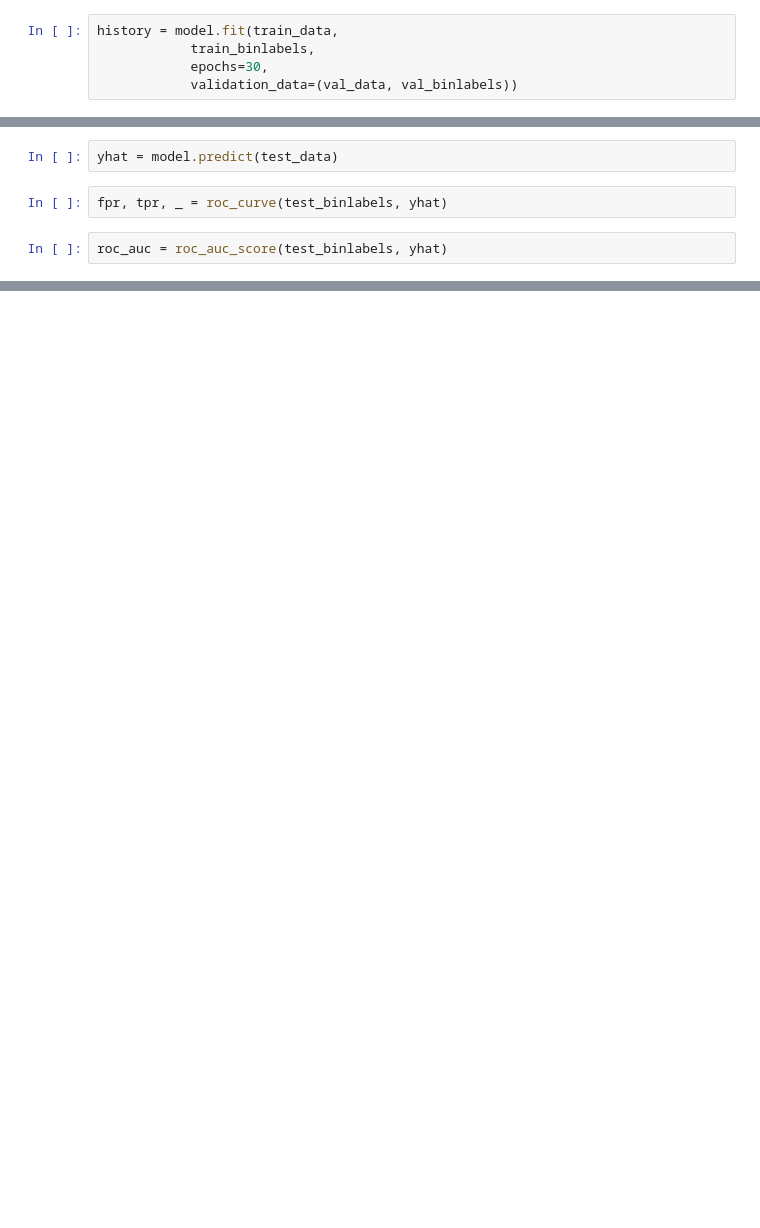
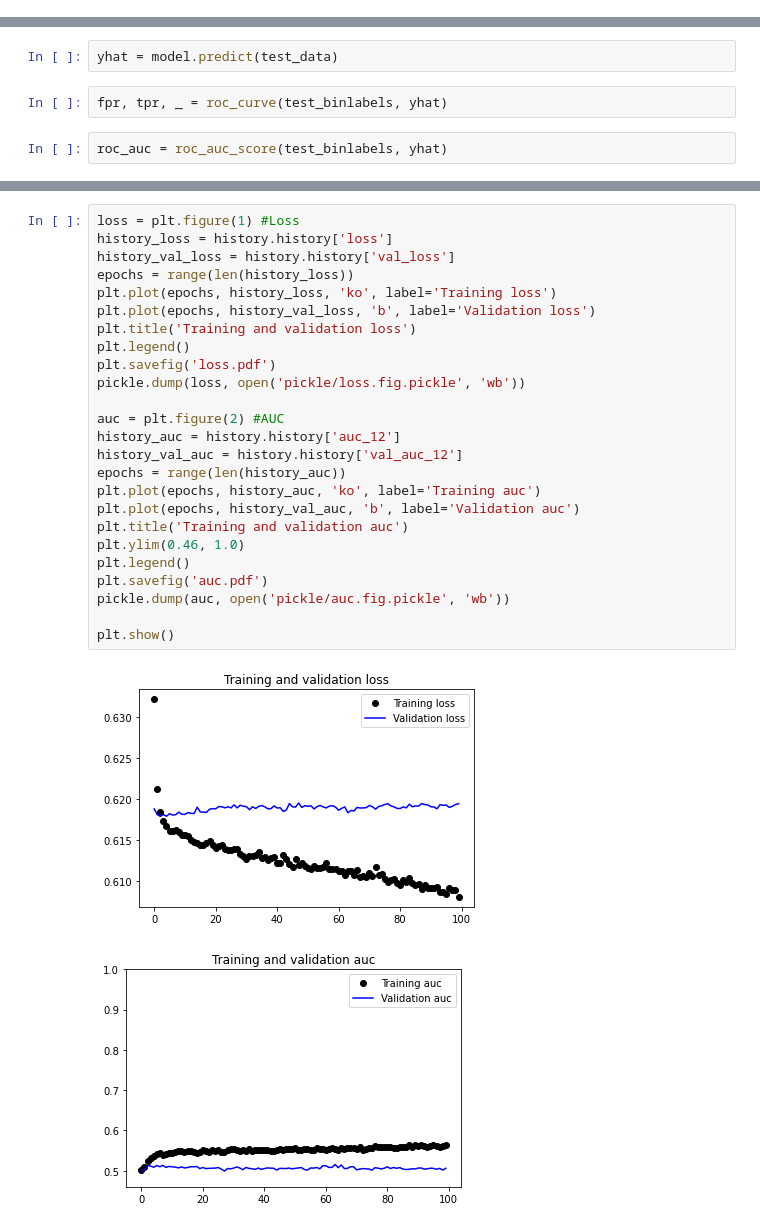
Before and after one commit to bogdanmironov/Diploma, a Jupyter notebook: Data3/v5/Model1.ipynb, the cells around one changed output, grey strips where cells are left out. Saved outputs shown, nothing was run; the diff lists cells and outputs as text; blank space fills up the shorter version.

```diff
--- a/Data3/v5/Model1.ipynb
+++ b/Data3/v5/Model1.ipynb
@@ -44,5 +35,0 @@ model.compile(
-# %%
-history = model.fit(train_data,
-            train_binlabels,
-            epochs=30,
-            validation_data=(val_data, val_binlabels))
@@ -93,0 +129,28 @@ plt.show()
+# %%
+loss = plt.figure(1) #Loss
+history_loss = history.history['loss']
+history_val_loss = history.history['val_loss']
+epochs = range(len(history_loss))
+plt.plot(epochs, history_loss, 'ko', label='Training loss')
+plt.plot(epochs, history_val_loss, 'b', label='Validation loss')
+plt.title('Training and validation loss')
+plt.legend()
+plt.savefig('loss.pdf')
+pickle.dump(loss, open('pickle/loss.fig.pickle', 'wb'))
+
+auc = plt.figure(2) #AUC
+history_auc = history.history['auc_12']
+history_val_auc = history.history['val_auc_12']
+epochs = range(len(history_auc))
+plt.plot(epochs, history_auc, 'ko', label='Training auc')
+plt.plot(epochs, history_val_auc, 'b', label='Validation auc')
+plt.title('Training and validation auc')
+plt.ylim(0.46, 1.0)
+plt.legend()
+plt.savefig('auc.pdf')
+pickle.dump(auc, open('pickle/auc.fig.pickle', 'wb'))
+
+plt.show()
+# %% [output]
+[figure, added]
+[figure, added]
```
Also changed, not shown: parts of 10 cells of this notebook, 11 other files.
